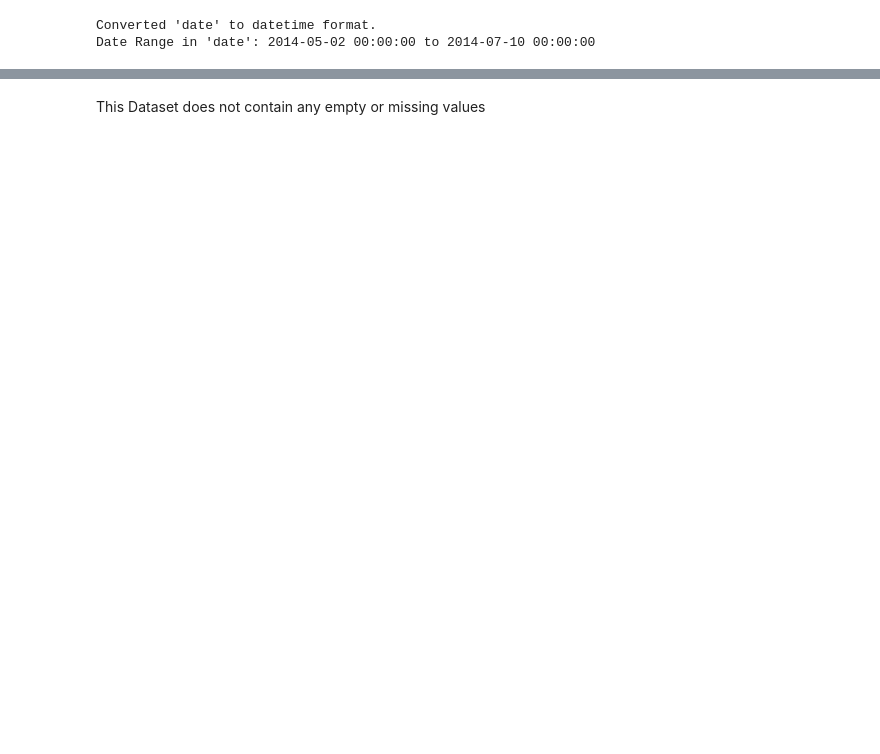
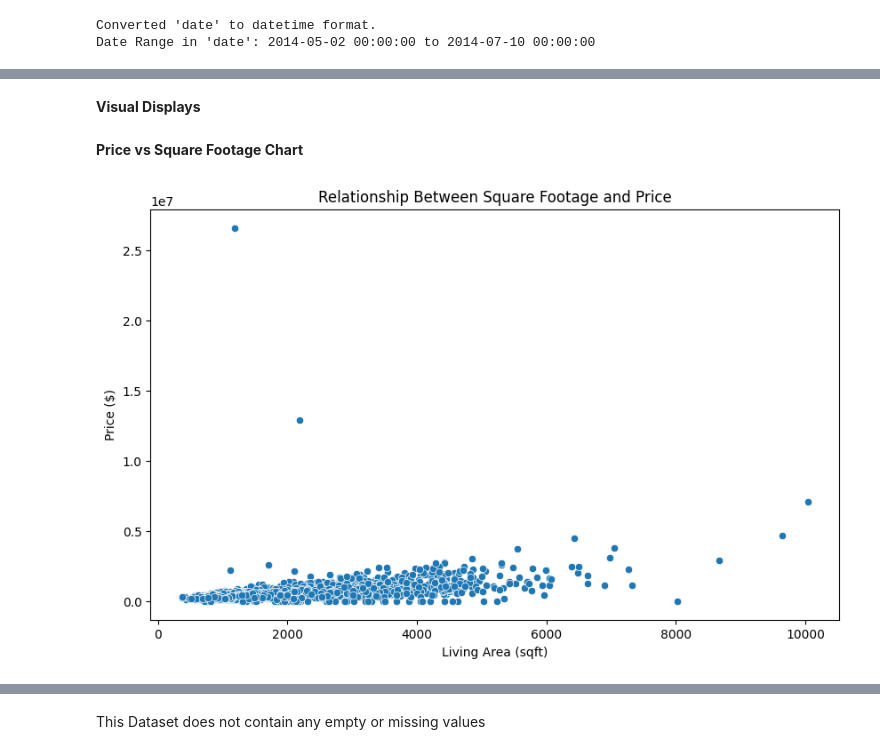
Before and after one commit to jacksontabors/Getting_Into_Business, a Jupyter notebook: Tabors_getting_into_business_deliverable.ipynb, the cells around one changed output, grey strips where cells are left out. Saved outputs shown, nothing was run; the diff lists cells and outputs as text; code cells hidden in the pictures; blank space fills up the shorter version.

```diff
--- a/Tabors_getting_into_business_deliverable.ipynb
+++ b/Tabors_getting_into_business_deliverable.ipynb
@@ -193,35 +150,0 @@ yr_renovated  -0.321915      1.000000
-# %%
-import pandas as pd
-import os
-
-# Define the path where your dataset was downloaded
-dataset_path = path  # Ensure 'path' is defined from kagglehub
-
-# List files to find the dataset file name
-files = os.listdir(dataset_path)
-print("Dataset files:", files)
-
-# Load the dataset (assuming it's a CSV file)
-csv_files = [file for file in files if file.endswith(".csv")]
-if csv_files:
-    file_name = csv_files[0]  # Select the first CSV file
-    data = pd.read_csv(os.path.join(dataset_path, file_name))
-    print(f"Loaded dataset: {file_name}")
-else:
-    raise FileNotFoundError("No CSV files found in the dataset directory.")
-
-# Select only numerical columns
-numeric_data = data.select_dtypes(include=['number'])
-
-# Compute summary statistics
-summary_stats = pd.DataFrame({
-    'Mean': numeric_data.mean(),
-    'Median': numeric_data.median(),
-    'Mode': numeric_data.mode().iloc[0],  # Mode may have multiple values, take first
-    'Range': numeric_data.max() - numeric_data.min(),
-    'Standard Deviation': numeric_data.std()
-})
-
-# Display summary statistics
-print("Summary Statistics:")
-print(summary_stats)
@@ -245,0 +258,16 @@ yr_renovated           979.380535
+# %% [markdown]
+**Visual Displays**
+# %% [markdown]
+**Price vs Square Footage Chart**
+# %%
+import seaborn as sns
+import matplotlib.pyplot as plt
+
+plt.figure(figsize=(10, 6))
+sns.scatterplot(data=data, x='sqft_living', y='price')
+plt.title('Relationship Between Square Footage and Price')
+plt.xlabel('Living Area (sqft)')
+plt.ylabel('Price ($)')
+plt.show()
+# %% [output]
+[figure, added]
```
Also changed, not shown: parts of 21 cells of this notebook.
